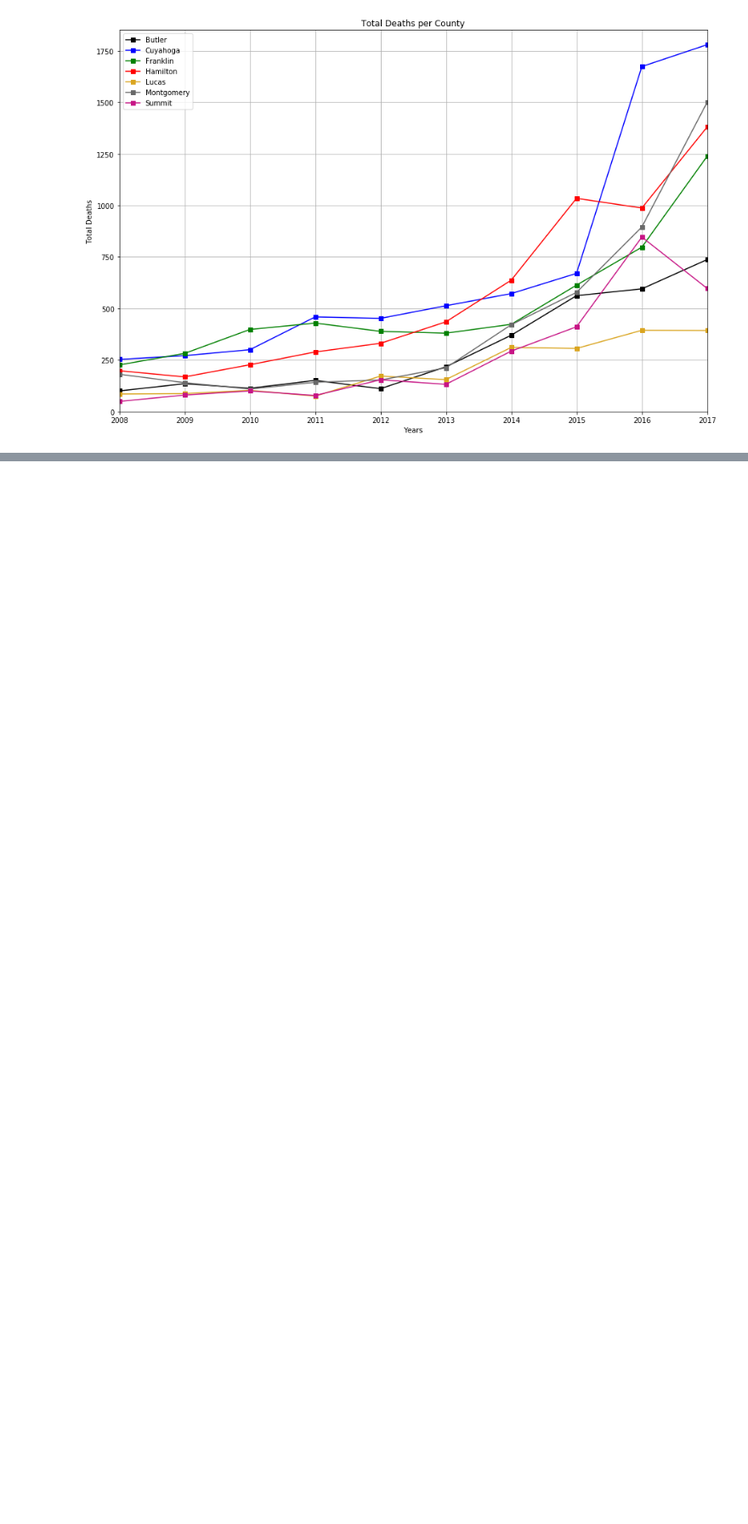
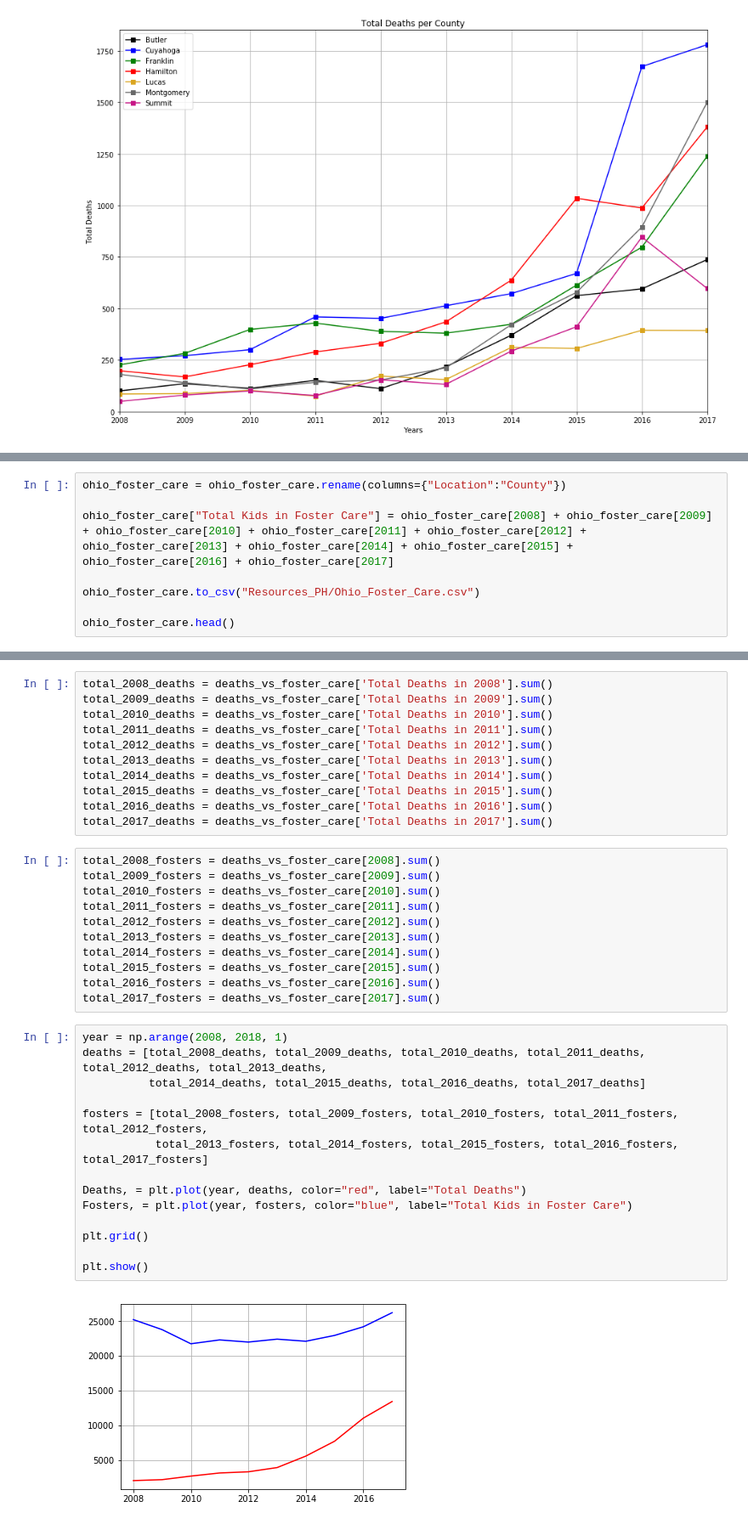
Before and after one commit to mervinator/project1group3, a Jupyter notebook: Project 1_PH/Death_Total_PH.ipynb, the cells around one changed output, grey strips where cells are left out. Shown at 85% size. Cells and saved outputs as stored; diff of their text form; blank space fills up the shorter version.

```diff
--- a/Project 1_PH/Death_Total_PH.ipynb
+++ b/Project 1_PH/Death_Total_PH.ipynb
@@ -301,0 +320,8 @@ plt.show()
+# %%
+ohio_foster_care = ohio_foster_care.rename(columns={"Location":"County"})
+
+ohio_foster_care["Total Kids in Foster Care"] = ohio_foster_care[2008] + ohio_foster_care[2009] + ohio_foster_care[2010] + ohio_foster_care[2011] + ohio_foster_care[2012] + ohio_foster_care[2013] + ohio_foster_care[2014] + ohio_foster_care[2015] + ohio_foster_care[2016] + ohio_foster_care[2017]
+
+ohio_foster_care.to_csv("Resources_PH/Ohio_Foster_Care.csv")
+
+ohio_foster_care.head()
@@ -301,0 +353,38 @@ plt.show()
+# %%
+total_2008_deaths = deaths_vs_foster_care['Total Deaths in 2008'].sum()
+total_2009_deaths = deaths_vs_foster_care['Total Deaths in 2009'].sum()
+total_2010_deaths = deaths_vs_foster_care['Total Deaths in 2010'].sum()
+total_2011_deaths = deaths_vs_foster_care['Total Deaths in 2011'].sum()
+total_2012_deaths = deaths_vs_foster_care['Total Deaths in 2012'].sum()
+total_2013_deaths = deaths_vs_foster_care['Total Deaths in 2013'].sum()
+total_2014_deaths = deaths_vs_foster_care['Total Deaths in 2014'].sum()
+total_2015_deaths = deaths_vs_foster_care['Total Deaths in 2015'].sum()
+total_2016_deaths = deaths_vs_foster_care['Total Deaths in 2016'].sum()
+total_2017_deaths = deaths_vs_foster_care['Total Deaths in 2017'].sum()
+# %%
+total_2008_fosters = deaths_vs_foster_care[2008].sum()
+total_2009_fosters = deaths_vs_foster_care[2009].sum()
+total_2010_fosters = deaths_vs_foster_care[2010].sum()
+total_2011_fosters = deaths_vs_foster_care[2011].sum()
+total_2012_fosters = deaths_vs_foster_care[2012].sum()
+total_2013_fosters = deaths_vs_foster_care[2013].sum()
+total_2014_fosters = deaths_vs_foster_care[2014].sum()
+total_2015_fosters = deaths_vs_foster_care[2015].sum()
+total_2016_fosters = deaths_vs_foster_care[2016].sum()
+total_2017_fosters = deaths_vs_foster_care[2017].sum()
+# %%
+year = np.arange(2008, 2018, 1)
+deaths = [total_2008_deaths, total_2009_deaths, total_2010_deaths, total_2011_deaths, total_2012_deaths, total_2013_deaths,
+          total_2014_deaths, total_2015_deaths, total_2016_deaths, total_2017_deaths]
+
+fosters = [total_2008_fosters, total_2009_fosters, total_2010_fosters, total_2011_fosters, total_2012_fosters,
+           total_2013_fosters, total_2014_fosters, total_2015_fosters, total_2016_fosters, total_2017_fosters]
+
+Deaths, = plt.plot(year, deaths, color="red", label="Total Deaths")
+Fosters, = plt.plot(year, fosters, color="blue", label="Total Kids in Foster Care")
+
+plt.grid()
+
+plt.show()
+# %% [output]
+[figure, added]
```
Also changed, not shown: parts of 6 cells of this notebook, 3 other files.
